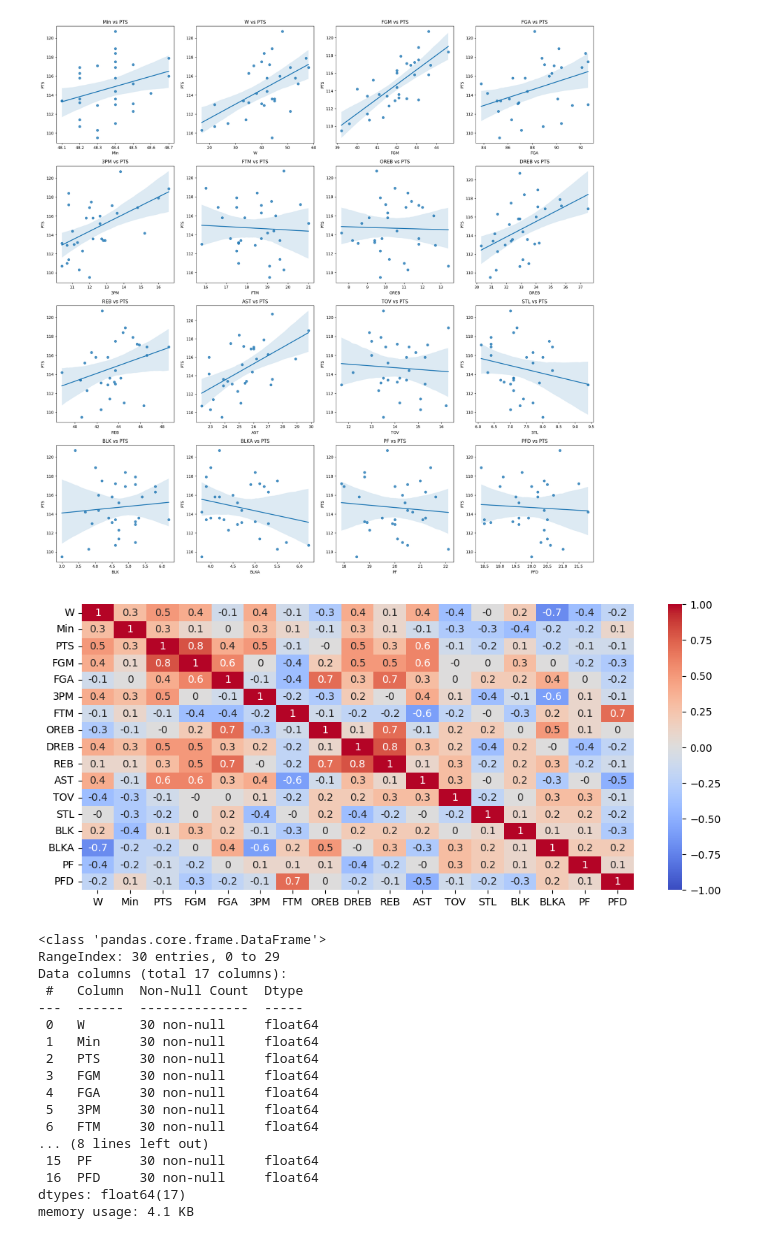
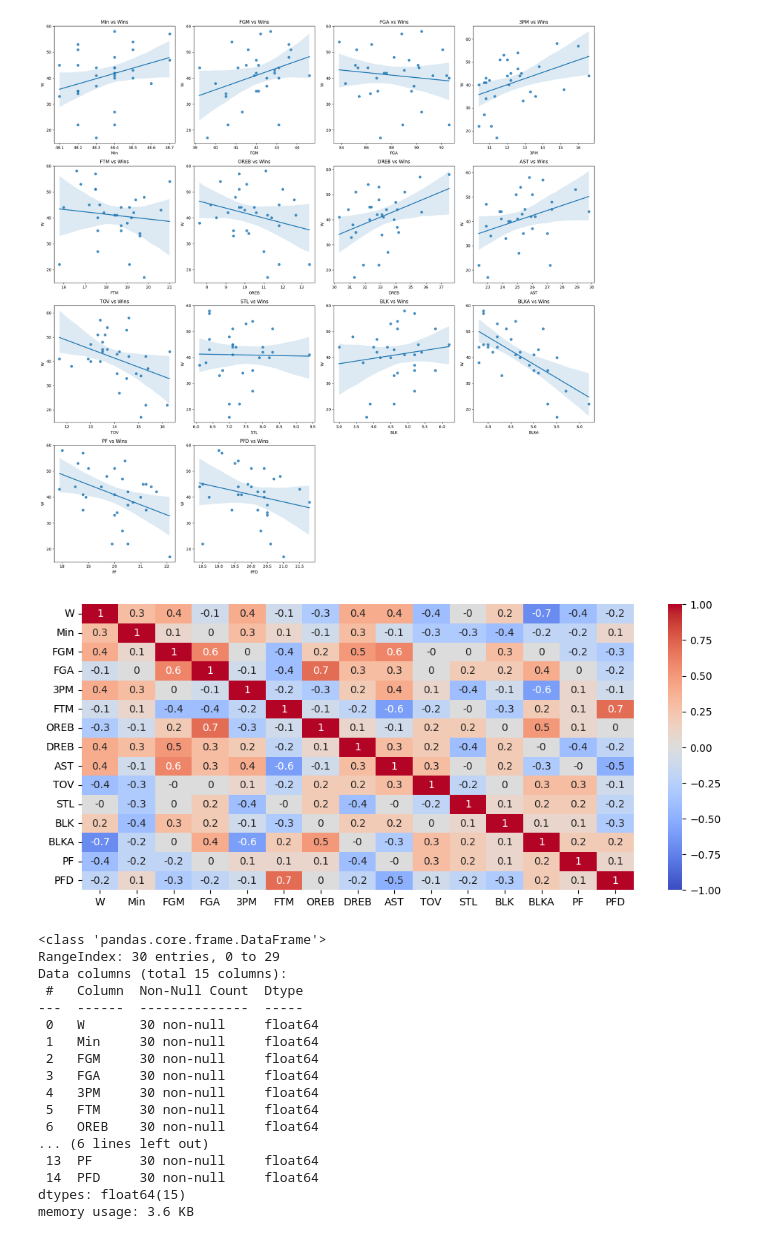
Before and after one commit to juskui/linereg, a Jupyter notebook: nba.ipynb, the cells around one changed output. Saved outputs shown, nothing was run; the diff lists cells and outputs as text; code cells hidden in the pictures.

```diff
--- a/nba.ipynb
+++ b/nba.ipynb
@@ -7,7 +7,13 @@ from sklearn.preprocessing import StandardScaler
 import matplotlib.pyplot as plt
 import seaborn as sns
 # %%
-df = pd.read_csv('nba.csv', sep=';')
-df = df.drop(columns=['Team', 'GP', 'WIN%', 'FG%', '3P%', 'FT%', 'L', '3PA', 'FTA']) # poistetaan sarakkeita joilla ei ole vaikutusta lopputulokseen
-df = df.astype(dtype='float64')
-#df.describe()
+df = pd.read_csv("nba.csv", sep=",")
+
+df = df.drop(
+    columns=["Team", "GP", "WIN%", "FG%", "3P%", "FT%", "L", "3PA", "FTA", "REB", "PTS"]
+)  # poistetaan sarakkeita joilla ei ole vaikutusta lopputulokseen
+
+
+df = df.astype(dtype="float64")
+
+df.info()
@@ -56,7 +79,7 @@ import seaborn as sns
 import numpy as np
 
 # Oletetaan, että df on datakehys
-x_vars = ['Min', 'W', 'FGM', 'FGA', '3PM', 'FTM', 'OREB', 'DREB', 'REB', 'AST', 'TOV', 'STL', 'BLK', 'BLKA', 'PF', 'PFD']
+x_vars = ['Min', 'FGM', 'FGA', '3PM', 'FTM', 'OREB', 'DREB', 'AST', 'TOV', 'STL', 'BLK', 'BLKA', 'PF', 'PFD']
 
 # Määritä rivi ja sarake -lukumäärä
 num_cols = 4
@@ -70,8 +93,8 @@ axes = axes.flatten()
 
 # Piirrä kuvaajat
 for i, x_var in enumerate(x_vars):
-    sns.regplot(x=x_var, y='PTS', data=df, ax=axes[i])
-    axes[i].set_title(f'{x_var} vs PTS')
+    sns.regplot(x=x_var, y='W', data=df, ax=axes[i])
+    axes[i].set_title(f'{x_var} vs Wins')
 
 # Poista ylimääräiset akselit, jos on tyhjää
 for j in range(i + 1, num_rows * num_cols):
@@ -80,33 +103,37 @@ for j in range(i + 1, num_rows * num_cols):
 plt.tight_layout()
 plt.show()
 # %% [output]
-[figure, old version]
+[figure, new version]
 # %%
+kor = df.corr()  # korrelaatiomatriisi
+
 plt.figure(figsize=(12, 5))
+
 sns.heatmap(kor.round(1), vmin=-1, vmax=1, cmap="coolwarm", annot=True)
+
 plt.show()
 # %% [output]
-[figure, old version]
+[figure, new version]
 # %%
 df.info()
 # %% [output]
 <class 'pandas.core.frame.DataFrame'>
 RangeIndex: 30 entries, 0 to 29
-Data columns (total 17 columns):
+Data columns (total 15 columns):
  #   Column  Non-Null Count  Dtype
 ---  ------  --------------  -----
  0   W       30 non-null     float64
  1   Min     30 non-null     float64
- 2   PTS     30 non-null     float64
- 3   FGM     30 non-null     float64
- 4   FGA     30 non-null     float64
- 5   3PM     30 non-null     float64
- 6   FTM     30 non-null     float64
-... (8 lines left out)
- 15  PF      30 non-null     float64
- 16  PFD     30 non-null     float64
-dtypes: float64(17)
-memory usage: 4.1 KB
+ 2   FGM     30 non-null     float64
+ 3   FGA     30 non-null     float64
+ 4   3PM     30 non-null     float64
+ 5   FTM     30 non-null     float64
+ 6   OREB    30 non-null     float64
+... (6 lines left out)
+ 13  PF      30 non-null     float64
+ 14  PFD     30 non-null     float64
+dtypes: float64(15)
+memory usage: 3.6 KB
 # %%
 # valmistellaan datan mallinnusta varten
 
```
Also changed, not shown: parts of 15 cells of this notebook.
